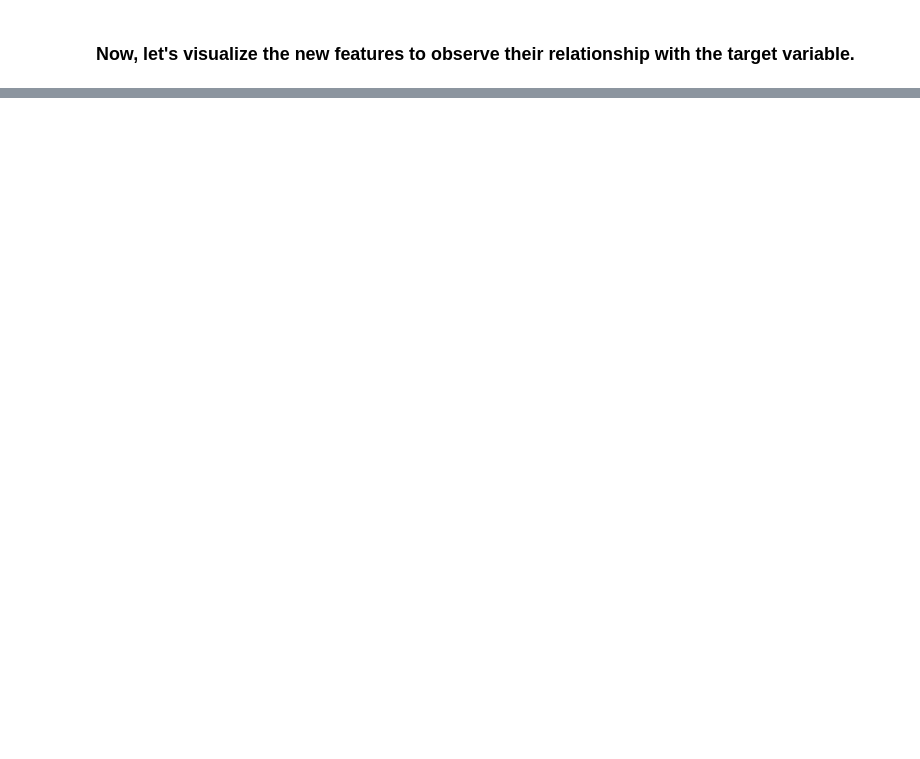
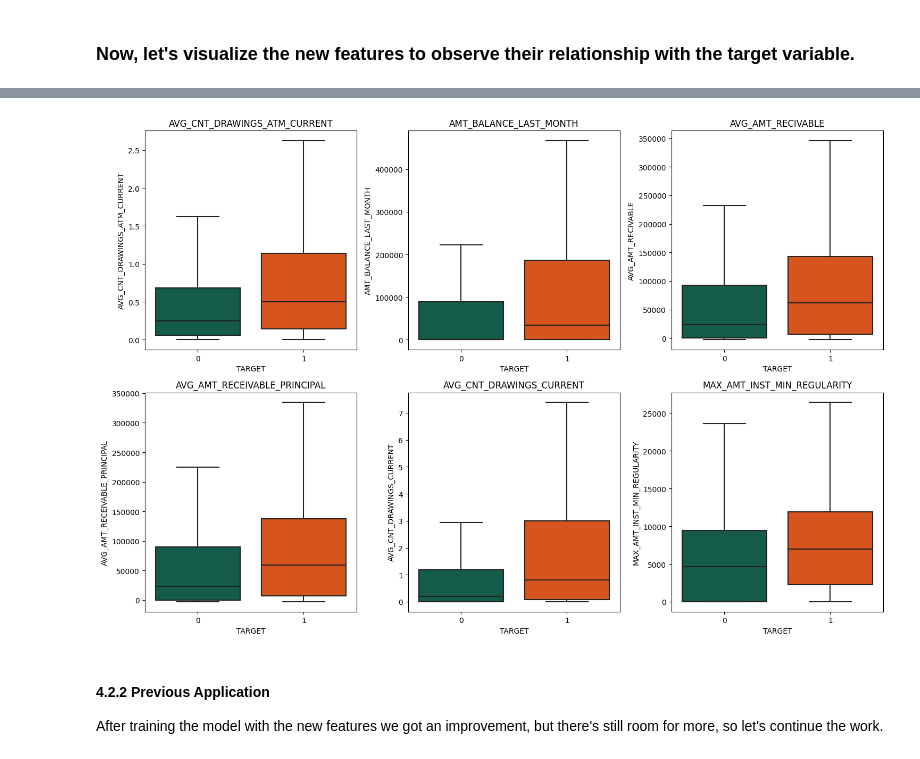
Before and after one commit to kairosilveira/credit_risk_prediction, a Jupyter notebook: analysis/eda.ipynb, the cells around one changed output, grey strips where cells are left out. Cells and saved outputs as stored; diff of their text form; code cells hidden in the pictures; blank space fills up the shorter version.

Commit message:
analysis - feature engineering and more modeling

```diff
--- a/analysis/eda.ipynb
+++ b/analysis/eda.ipynb
@@ -647,0 +717,7 @@ df_buraeu_features.to_csv('data/tables/bureau_features.csv', index=False)
+# %%
+max_index = df_credit_card_balance.groupby('SK_ID_CURR')['MONTHS_BALANCE'].idxmax()
+
+last_month_max_values = df_credit_card_balance.loc[max_index, ['SK_ID_CURR', 'AMT_BALANCE', 'AMT_CREDIT_LIMIT_ACTUAL']]
+last_month_max_values.rename(columns={'AMT_BALANCE':'AMT_BALANCE_LAST_MONTH', 'AMT_CREDIT_LIMIT_ACTUAL': 'AMT_CREDIT_LIMIT_LAST_MONTH' }, inplace=True)
+
+last_month_max_values.head()
@@ -647,0 +731,5 @@ df_buraeu_features.to_csv('data/tables/bureau_features.csv', index=False)
+# %%
+df_credit_card_balance_features = pd.concat([last_month_max_values.set_index('SK_ID_CURR'),
+           features_agg.set_index('SK_ID_CURR')], axis = 1).reset_index()
+
+df_credit_card_balance_features.head()
@@ -647,0 +745,7 @@ df_buraeu_features.to_csv('data/tables/bureau_features.csv', index=False)
+# %%
+df_train_credit_card_features= df_application_train.merge(df_credit_card_balance_features, 'left', 'SK_ID_CURR')
+new_features = df_train_credit_card_features[list(df_credit_card_balance_features.columns)+['TARGET']]
+# %%
+corr_matrix = new_features.corr(numeric_only=True)
+corr_matrix_abs = corr_matrix['TARGET'].abs().sort_values(ascending=False)
+corr_matrix_abs
@@ -647,0 +770,4 @@ df_buraeu_features.to_csv('data/tables/bureau_features.csv', index=False)
+# %%
+plot_boxplots(new_features, corr_matrix_abs.index[1:7], 'TARGET', pos_color, neg_color)
+# %% [output]
+[figure, added]
@@ -647,0 +776,3 @@ df_buraeu_features.to_csv('data/tables/bureau_features.csv', index=False)
+# %% [markdown]
+#### 4.2.2 Previous Application
+After training the model with the new features we got an improvement, but there's still room for more, so let's continue the work.
```
Also changed, not shown: parts of 66 cells of this notebook, 4 other files.
